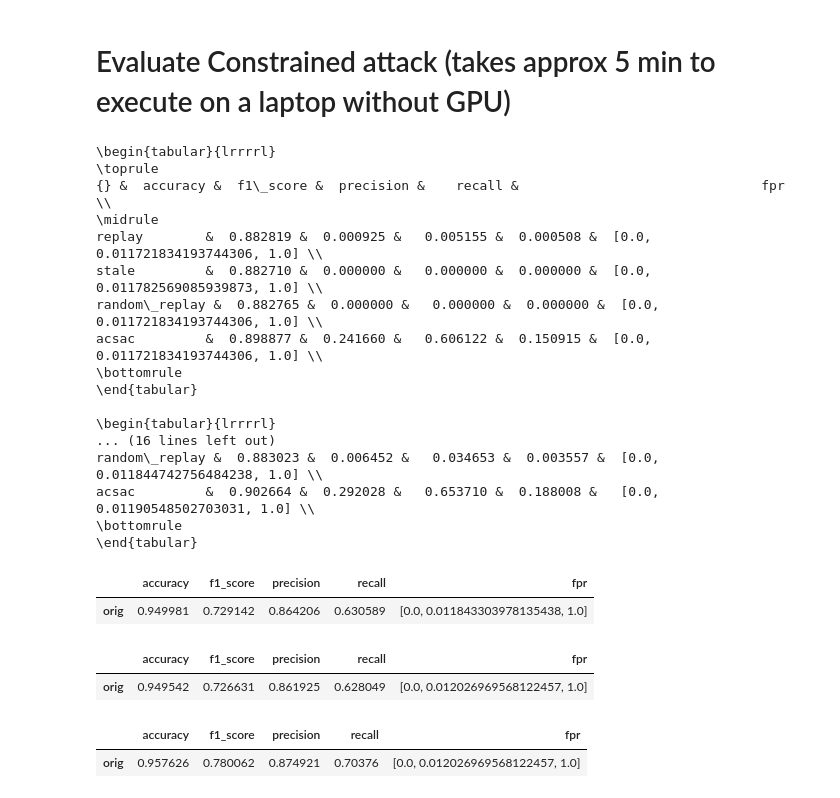
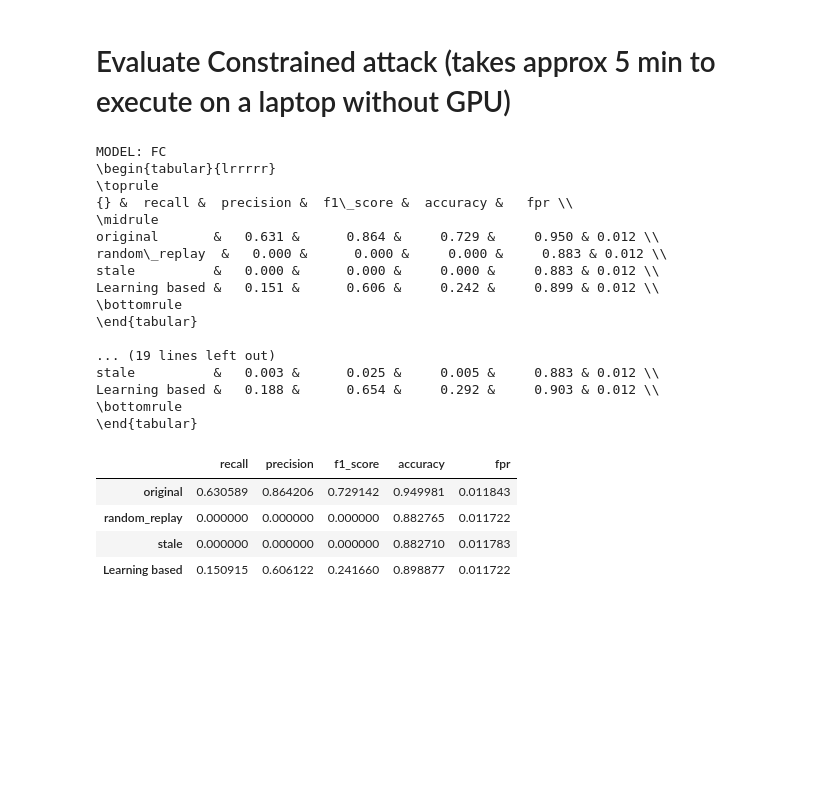
Before and after one commit to scy-phy/ICS_Generic_Concealment_Attacks, a Jupyter notebook: Autoencoders/Evaluation/Evaluation BATADAL.ipynb, the cells around one changed output. Saved outputs shown, nothing was run; the diff lists cells and outputs as text; code cells hidden in the pictures; blank space fills up the shorter version.

```diff
--- a/Autoencoders/Evaluation/Evaluation BATADAL.ipynb
+++ b/Autoencoders/Evaluation/Evaluation BATADAL.ipynb
@@ -57,8 +57,9 @@ def create_dataset(dataset, window_size=4):
 # %% [markdown]
 # Evaluate Constrained attack (takes approx 5 min to execute on a laptop without GPU)
 # %%
-results_orig_FC = pd.DataFrame(
-    columns=['accuracy', 'f1_score', 'precision', 'recall', 'fpr'])
+
+results_uncostrained_FC = pd.DataFrame(
+    columns=[ 'recall', 'precision', 'f1_score', 'accuracy', 'fpr'])
 results_replay_FC = {new_list: 0 for new_list in [
     2, 3, 4, 5, 6, 7, 8, 9, 10, 15, 20, 25, 30, 35, 40, 43]}
 results_stale_FC = {new_list: 0 for new_list in [
@@ -68,8 +69,8 @@ results_random_replay_FC = {new_list: 0 for new_list in [
 results_acsac_FC = {new_list: 0 for new_list in [
     2, 3, 4, 5, 6, 7, 8, 9, 10, 15, 20, 25, 30, 35, 40, 43]}
 
-results_orig_LSTM = pd.DataFrame(
-    columns=['accuracy', 'f1_score', 'precision', 'recall', 'fpr'])
+results_uncostrained_LSTM = pd.DataFrame(
+    columns=[ 'recall', 'precision', 'f1_score', 'accuracy', 'fpr'])
 results_replay_LSTM = {new_list: 0 for new_list in [
     2, 3, 4, 5, 6, 7, 8, 9, 10, 15, 20, 25, 30, 35, 40, 43]}
 results_stale_LSTM = {new_list: 0 for new_list in [
@@ -79,8 +80,9 @@ results_random_replay_LSTM = {new_list: 0 for new_list in [
 results_acsac_LSTM = {new_list: 0 for new_list in [
     2, 3, 4, 5, 6, 7, 8, 9, 10, 15, 20, 25, 30, 35, 40, 43]}
 
-results_orig_CNN = pd.DataFrame(
-    columns=['accuracy', 'f1_score', 'precision', 'recall', 'fpr'])
+
+results_uncostrained_CNN = pd.DataFrame(
+    columns=[ 'recall', 'precision', 'f1_score', 'accuracy', 'fpr'])
 results_replay_CNN = {new_list: 0 for new_list in [
     2, 3, 4, 5, 6, 7, 8, 9, 10, 15, 20, 25, 30, 35, 40, 43]}
 results_stale_CNN = {new_list: 0 for new_list in [
@@ -104,6 +106,7 @@ for model in ['FC', 'LSTM', 'CNN']:
         results_stale = results_stale_FC
         results_random_replay = results_random_replay_FC
         results_acsac = results_acsac_FC
+        results_uncostrained = results_uncostrained_FC
 
         X3 = pd.DataFrame(index=df_test_01.index, columns=xset,
                           data=scaler.transform(df_test_01[xset]))
@@ -112,7 +115,7 @@ for model in ['FC', 'LSTM', 'CNN']:
         Yhat3, _, _, _ = autoencoder.detect(
             X3, theta=theta, window=3, average=True)
 
-        results_orig_FC.loc['orig'] = compute_scores(Y3, Yhat3)
+        results_uncostrained.loc['original'] = compute_scores(Y3, Yhat3)
 
     if model == 'LSTM':
         autoencoder = autoencoder_LSTM
@@ -122,6 +125,7 @@ for model in ['FC', 'LSTM', 'CNN']:
         results_stale = results_stale_LSTM
         results_random_replay = results_random_replay_LSTM
         results_acsac = results_acsac_LSTM
+        results_uncostrained = results_uncostrained_LSTM
 
     if model == 'CNN':
         autoencoder = autoencoder_CNN
@@ -131,6 +135,7 @@ for model in ['FC', 'LSTM', 'CNN']:
         results_stale = results_stale_CNN
         results_random_replay = results_random_replay_CNN
         results_acsac = results_acsac_CNN
+        results_uncostrained = results_uncostrained_CNN
 
     if model in ['LSTM', 'CNN']:
 
@@ -144,10 +149,10 @@ for model in ['FC', 'LSTM', 'CNN']:
         results_orig = pd.DataFrame(
             columns=['accuracy', 'f1_score', 'precision', 'recall', 'fpr'])
         if model == 'LSTM':
-            results_orig_LSTM.loc['orig'] = compute_scores(
+            results_uncostrained.loc['original'] = compute_scores(
                 Y3[:len(Yhat3)], Yhat3)
         else:
-            results_orig_CNN.loc['orig'] = compute_scores(
+            results_uncostrained.loc['original'] = compute_scores(
                 Y3[:len(Yhat3)], Yhat3)
 
     for max_concealeble_variables in [2, 3, 4, 5, 6, 7, 8, 9, 10, 15, 20, 25, 30, 35, 40, 43]:
@@ -209,9 +214,13 @@ for model in ['FC', 'LSTM', 'CNN']:
                 random_replay, theta=theta, window=3, average=True)
             Yhat8, _, _, _ = autoencoder.detect(
                 acsac, theta=theta, window=3, average=True)
+        if max_concealeble_variables == 43:
+            results_uncostrained.loc['random_replay'] = compute_scores(Y7[:len(Yhat7)], Yhat7)
+            results_uncostrained.loc['stale'] = compute_scores(Y5[:len(Yhat5)], Yhat5)
+            results_uncostrained.loc['Learning based'] = compute_scores(Y8[:len(Yhat8)], Yhat8)
 
         results = pd.DataFrame(
-            columns=['accuracy', 'f1_score', 'precision', 'recall', 'fpr'])
+            columns=['recall', 'precision', 'f1_score', 'accuracy', 'fpr'])
         results.loc['replay'] = compute_scores(Y4[:len(Yhat4)], Yhat4)
         results.loc['stale'] = compute_scores(Y5[:len(Yhat5)], Yhat5)
         results.loc['random_replay'] = compute_scores(Y7[:len(Yhat7)], Yhat7)
@@ -222,37 +231,30 @@ for model in ['FC', 'LSTM', 'CNN']:
         results_random_replay[max_concealeble_variables] = results.loc['random_replay'].at['recall']
         results_acsac[max_concealeble_variables] = results.loc['acsac'].at['recall']
     print('MODEL: '+str(model))
-    print(results.to_latex())
+    print(results_uncostrained.to_latex(float_format="%.3f"))
 # %% [output]
-\begin{tabular}{lrrrrl}
+MODEL: FC
+\begin{tabular}{lrrrrr}
 \toprule
-{} &  accuracy &  f1\_score &  precision &    recall &                               fpr \\
+{} &  recall &  precision &  f1\_score &  accuracy &   fpr \\
 \midrule
-replay        &  0.882819 &  0.000925 &   0.005155 &  0.000508 &  [0.0, 0.011721834193744306, 1.0] \\
-stale         &  0.882710 &  0.000000 &   0.000000 &  0.000000 &  [0.0, 0.011782569085939873, 1.0] \\
-random\_replay &  0.882765 &  0.000000 &   0.000000 &  0.000000 &  [0.0, 0.011721834193744306, 1.0] \\
-acsac         &  0.898877 &  0.241660 &   0.606122 &  0.150915 &  [0.0, 0.011721834193744306, 1.0] \\
+original       &   0.631 &      0.864 &     0.729 &     0.950 & 0.012 \\
+random\_replay  &   0.000 &      0.000 &     0.000 &     0.883 & 0.012 \\
+stale          &   0.000 &      0.000 &     0.000 &     0.883 & 0.012 \\
+Learning based &   0.151 &      0.606 &     0.242 &     0.899 & 0.012 \\
 \bottomrule
 \end{tabular}
 
-\begin{tabular}{lrrrrl}
-... (16 lines left out)
-random\_replay &  0.883023 &  0.006452 &   0.034653 &  0.003557 &  [0.0, 0.011844742756484238, 1.0] \\
-acsac         &  0.902664 &  0.292028 &   0.653710 &  0.188008 &   [0.0, 0.01190548502703031, 1.0] \\
+... (19 lines left out)
+stale          &   0.003 &      0.025 &     0.005 &     0.883 & 0.012 \\
+Learning based &   0.188 &      0.654 &     0.292 &     0.903 & 0.012 \\
 \bottomrule
 \end{tabular}
-# %%
-results_orig_FC
-# %% [output]
-|  | accuracy | f1_score | precision | recall | fpr |
-| orig | 0.949981 | 0.729142 | 0.864206 | 0.630589 | [0.0, 0.011843303978135438, 1.0] |
-# %%
-results_orig_LSTM
-# %% [output]
-|  | accuracy | f1_score | precision | recall | fpr |
-| orig | 0.949542 | 0.726631 | 0.861925 | 0.628049 | [0.0, 0.012026969568122457, 1.0] |
-# %%
-results_orig_CNN
-# %% [output]
-|  | accuracy | f1_score | precision | recall | fpr |
-| orig | 0.957626 | 0.780062 | 0.874921 | 0.70376 | [0.0, 0.012026969568122457, 1.0] |
+# %%
+results_uncostrained_FC
+# %% [output]
+|  | recall | precision | f1_score | accuracy | fpr |
+| original | 0.630589 | 0.864206 | 0.729142 | 0.949981 | 0.011843 |
+| random_replay | 0.000000 | 0.000000 | 0.000000 | 0.882765 | 0.011722 |
+| stale | 0.000000 | 0.000000 | 0.000000 | 0.882710 | 0.011783 |
+| Learning based | 0.150915 | 0.606122 | 0.241660 | 0.898877 | 0.011722 |
```
Also changed, not shown: parts of 4 cells of this notebook.
